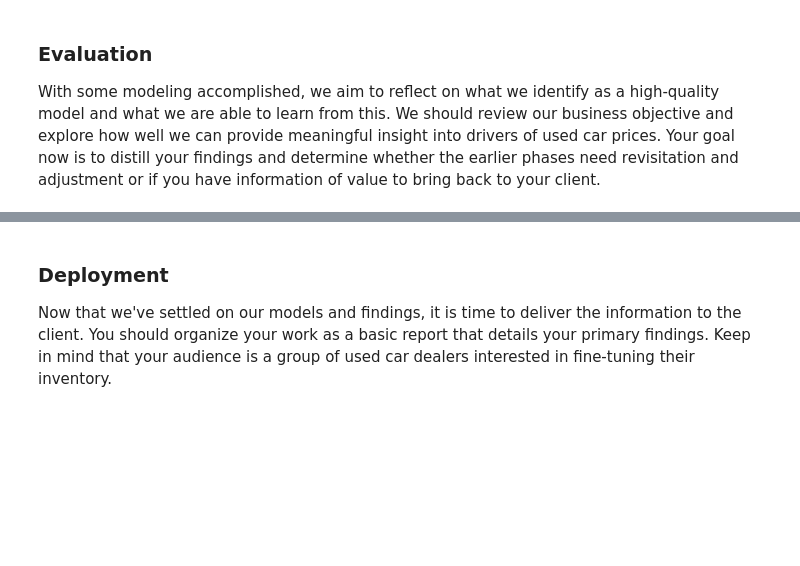
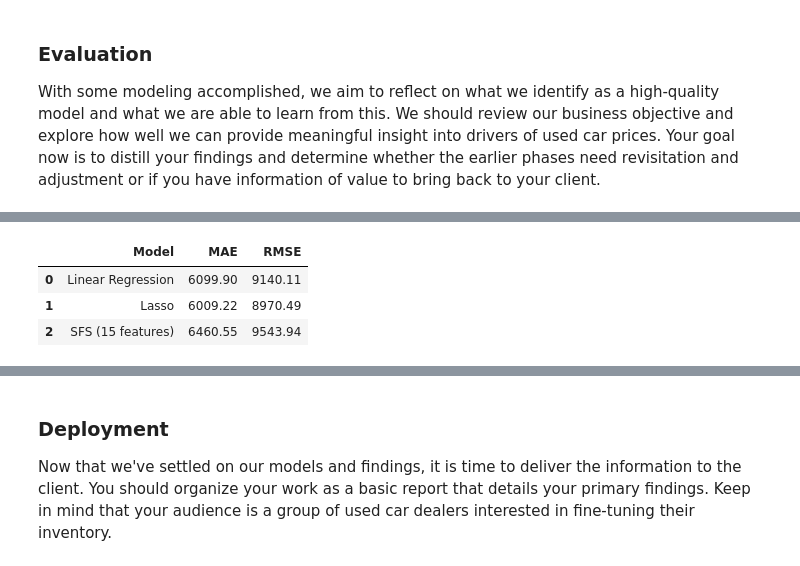
Before and after one commit to vipphan/practical-application-2, a Jupyter notebook: prompt_II.ipynb, the cells around one changed output, grey strips where cells are left out. Drawn from its saved outputs; the diff is of its cells as text; code cells hidden in the pictures; blank space fills up the shorter version.

```diff
--- a/prompt_II.ipynb
+++ b/prompt_II.ipynb
@@ -217,0 +409,12 @@ With some modeling accomplished, we aim to reflect on what we identify as a high
+# %%
+comparison_df = pd.DataFrame({
+    'Model': ['Linear Regression', 'Lasso', 'SFS (15 features)'],
+    'MAE': [6099.90, 6009.22, 6460.55],
+    'RMSE': [9140.11, 8970.49, 9543.94]
+})
+comparison_df
+# %% [output]
+|  | Model | MAE | RMSE |
+| 0 | Linear Regression | 6099.90 | 9140.11 |
+| 1 | Lasso | 6009.22 | 8970.49 |
+| 2 | SFS (15 features) | 6460.55 | 9543.94 |
```
Also changed, not shown: parts of 26 cells of this notebook.
